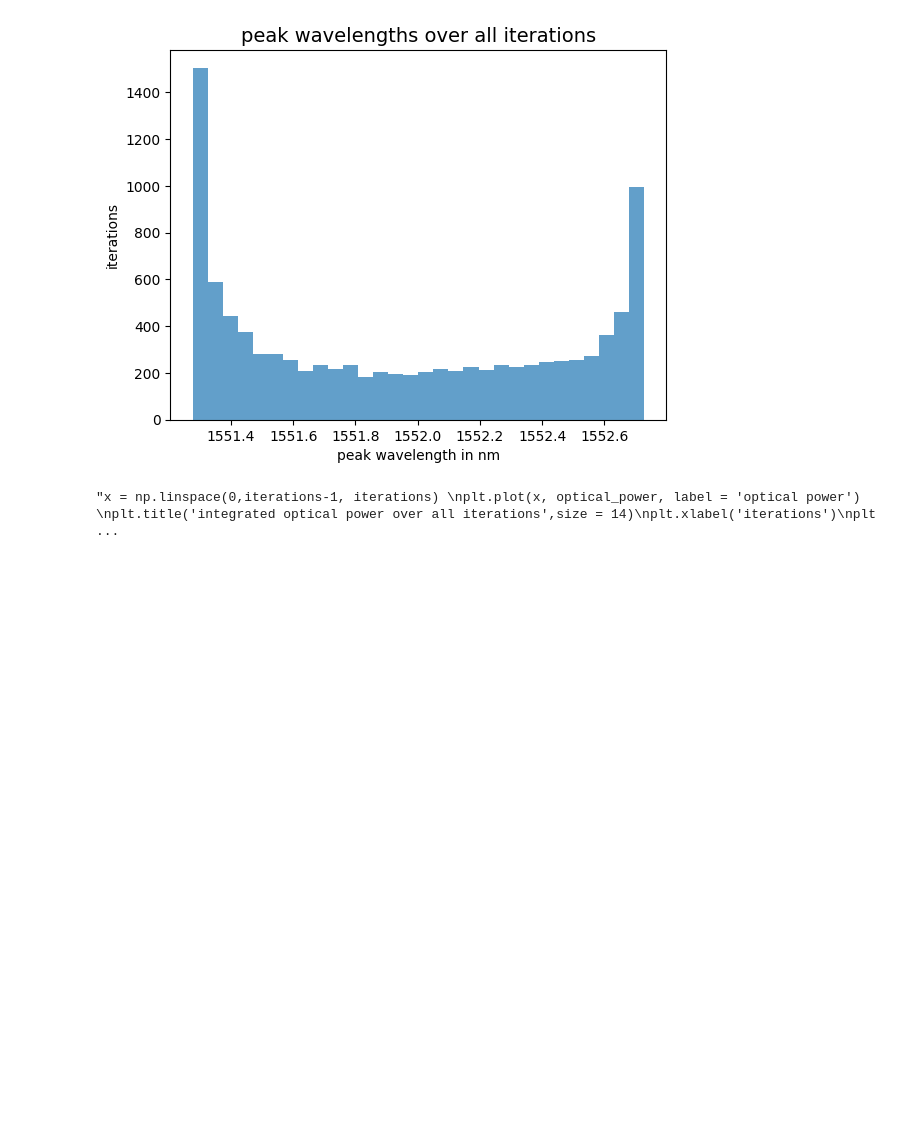
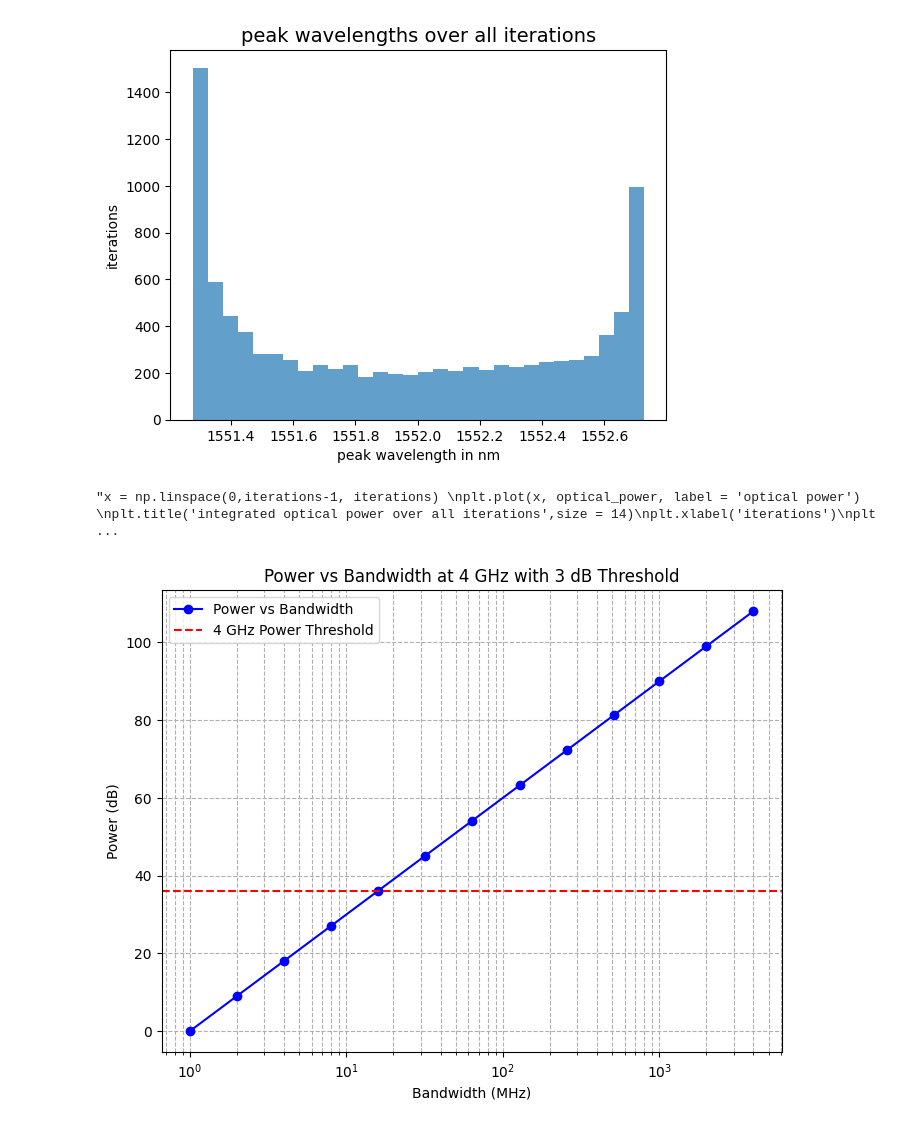
Before and after one commit to hjdskfh/bachelor, a Jupyter notebook: code/laseroutput.ipynb, the cells around one changed output. Drawn from its saved outputs; the diff is of its cells as text; code cells hidden in the pictures; blank space fills up the shorter version.

```diff
--- a/code/laseroutput.ipynb
+++ b/code/laseroutput.ipynb
@@ -87,3 +87,27 @@ plt.show()'''
 [figure]
 [figure]
 "x = np.linspace(0,iterations-1, iterations) \nplt.plot(x, optical_power, label = 'optical power')  \nplt.title('integrated optical power over all iterations',size = 14)\nplt.xlabel('iterations')\nplt ...
+# %%
+import numpy as np
+import matplotlib.pyplot as plt
+
+# Bandwidth values from 1 MHz to 4 GHz, increasing by a factor of 2
+bandwidth = np.array([1e6, 2e6, 4e6, 8e6, 16e6, 32e6, 64e6, 128e6, 256e6, 512e6, 1e9, 2e9, 4e9])
+
+# Calculate the corresponding power in dB (starting at 0 dB for 1 MHz, increasing 3 dB per doubling of bandwidth)
+power = 10 * np.log10(bandwidth / 1e6) * 3  # Adjust the scaling
+
+# Plotting the data
+plt.figure(figsize=(8, 6))
+plt.plot(bandwidth / 1e6, power, marker='o', linestyle='-', color='b', label="Power vs Bandwidth")
+plt.axhline(y=36, color='r', linestyle='--', label='4 GHz Power Threshold')
+plt.xscale('log')  # Log scale for bandwidth
+plt.yscale('linear')  # Linear scale for power
+plt.xlabel("Bandwidth (MHz)")
+plt.ylabel("Power (dB)")
+plt.title("Power vs Bandwidth at 4 GHz with 3 dB Threshold")
+plt.legend()
+plt.grid(True, which="both", ls="--")
+plt.show()
+# %% [output]
+[figure, added]
```
Also changed, not shown: 8 other files.
